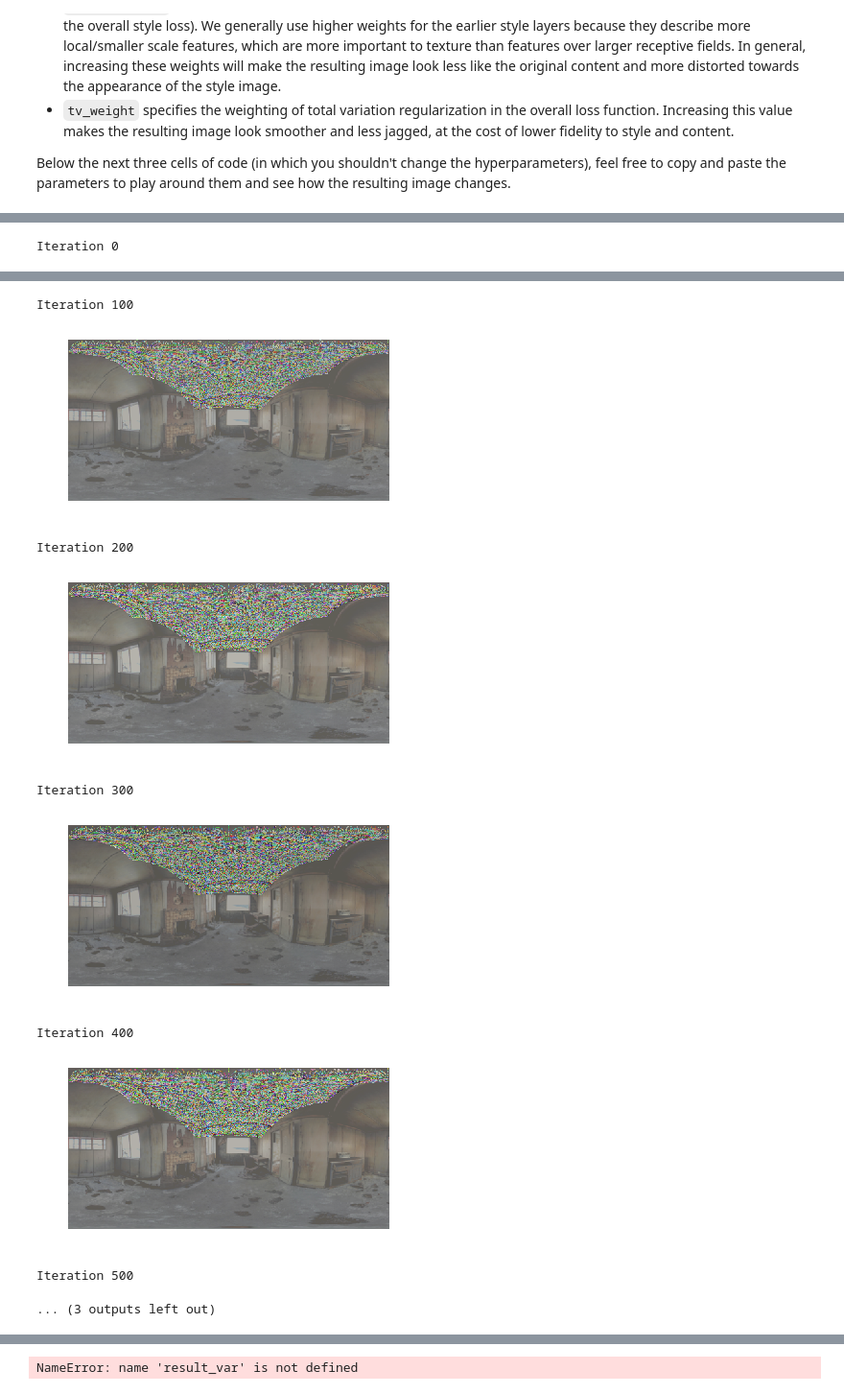
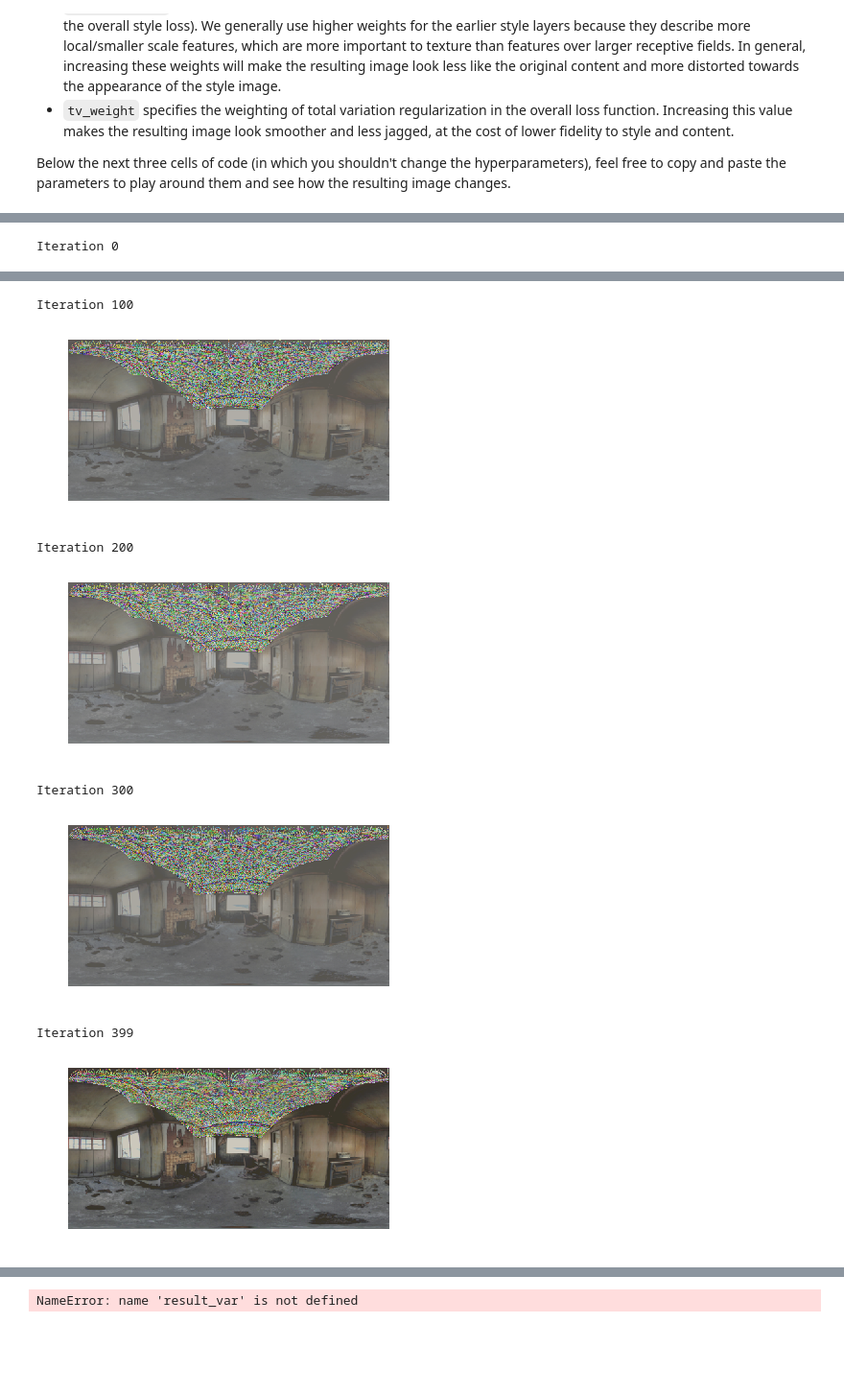
Before and after one commit to AllanYangZhou/sph_panorama_style_transfer, a Jupyter notebook: StyleTransfer-PyTorch-VGG.ipynb, the cells around one changed output, grey strips where cells are left out. Shown at 96% size. Saved outputs shown, nothing was run; the diff lists cells and outputs as text; code cells hidden in the pictures; blank space fills up the shorter version.

Commit message:
400 iterations

```diff
--- a/StyleTransfer-PyTorch-VGG.ipynb
+++ b/StyleTransfer-PyTorch-VGG.ipynb
@@ -313,7 +313,7 @@ def style_transfer(content_image, style_image, image_size, style_size, content_l
     # Set up optimization hyperparameters
     initial_lr = 3.0
     decayed_lr = 0.1
-    decay_lr_at = 540
+    decay_lr_at = 340
 
     # Note that we are optimizing the pixel values of the image by passing
     # in the img_var Torch variable, whose requires_grad flag is set to True
@@ -329,8 +329,8 @@ def style_transfer(content_image, style_image, image_size, style_size, content_l
     plt.show()
     plt.figure()
 
-    for t in range(600):
-        if t < 590:
+    for t in range(400):
+        if t < 390:
             img.clamp_(-1.5, 1.5)
         optimizer.zero_grad()
 
@@ -379,31 +379,29 @@ Below the next three cells of code (in which you shouldn't change the hyperparam
 # %%
 params0 = {
     'content_image' : '360.jpg',
     'style_image' : 'styles/starry_night.jpg',
     'image_size' : (256,512),
     'style_size' : 512,
     'content_layer' : 20,
     'content_weight' : 1e0,
     'style_layers' : (1, 6, 11, 18,24),
-    'style_weights' : [1e4/n**2 for n in [64,128,256,512,512]],
+    'style_weights' : [1e4/n**3 for n in [64,128,256,512,512]],
     'tv_weight' : (1e0)/3
 }
 
 grad = style_transfer(**params0)
 # %% [output]
 [figure]
 Iteration 0
 [figure]
 Iteration 100
-[figure, old version]
+[figure, new version]
 Iteration 200
-[figure, old version]
+[figure, new version]
 Iteration 300
-[figure, old version]
+[figure, new version]
-Iteration 400
+Iteration 399
-[figure, old version]
+[figure, new version]
-Iteration 500
-... (3 outputs left out)
 # %%
 deprocess(grad.data.clone())
 # %% [output]
```
Also changed, not shown: parts of 1 cell of this notebook.
